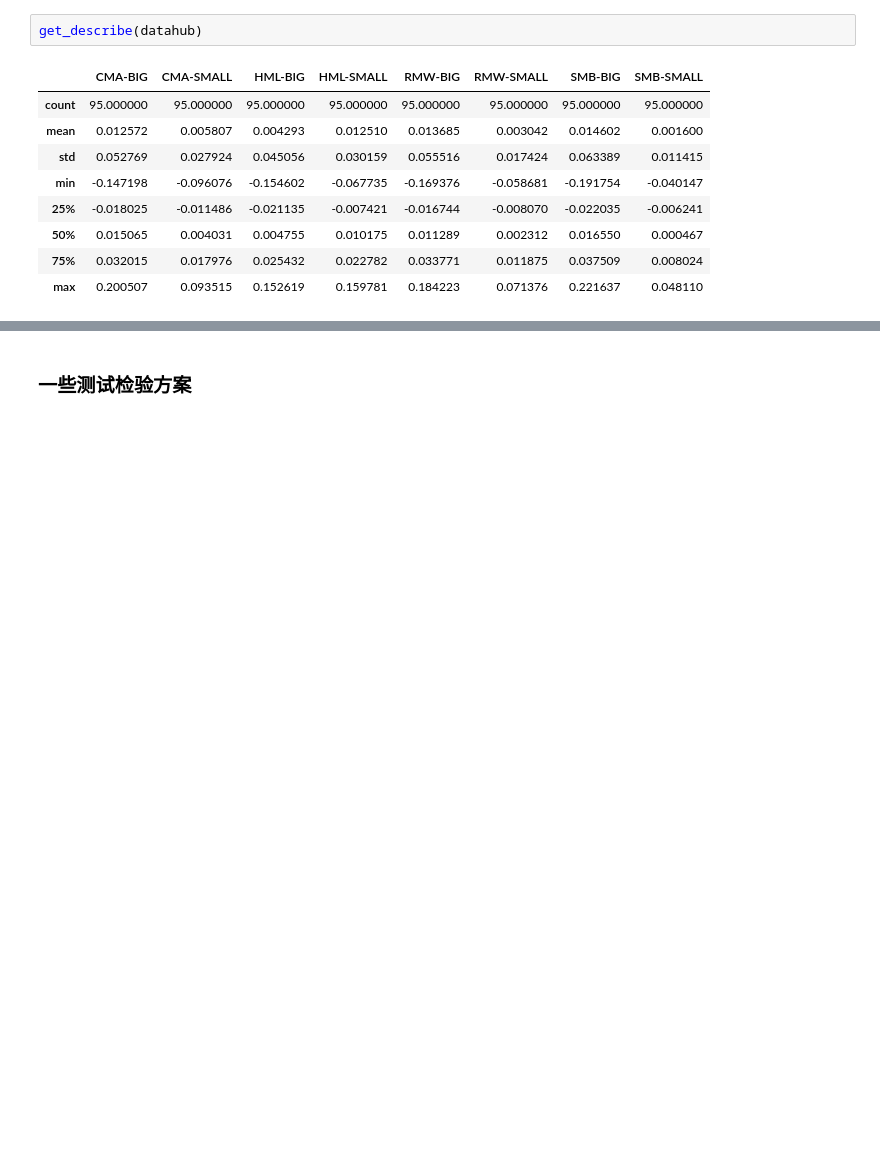
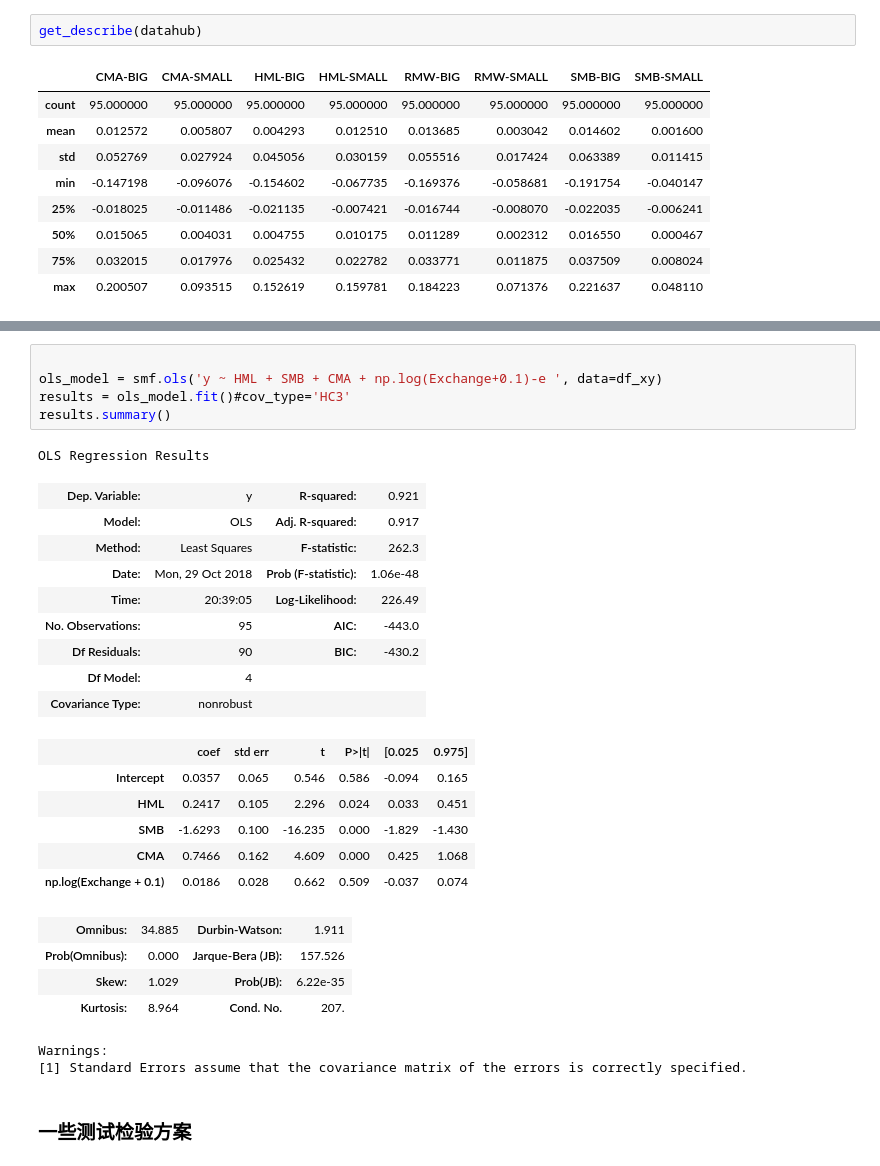
Before and after one commit to brainee/fama, a Jupyter notebook: fama5/zy-fama-frech-4-generial.ipynb, the cells around one changed output, grey strips where cells are left out. Drawn from its saved outputs; the diff is of its cells as text; blank space fills up the shorter version.

```diff
--- a/fama5/zy-fama-frech-4-generial.ipynb
+++ b/fama5/zy-fama-frech-4-generial.ipynb
@@ -1612,3 +1606,31 @@ Warnings:
+# %%
+
+ols_model = smf.ols('y ~ HML + SMB + CMA + np.log(Exchange+0.1)-e ', data=df_xy)
+results = ols_model.fit()#cov_type='HC3'
+results.summary()
+# %% [output]
+OLS Regression Results
+| Dep. Variable: | y | R-squared: | 0.921 |
+| Model: | OLS | Adj. R-squared: | 0.917 |
+| Method: | Least Squares | F-statistic: | 262.3 |
+| Date: | Mon, 29 Oct 2018 | Prob (F-statistic): | 1.06e-48 |
+| Time: | 20:39:05 | Log-Likelihood: | 226.49 |
+| No. Observations: | 95 | AIC: | -443.0 |
+| Df Residuals: | 90 | BIC: | -430.2 |
+| Df Model: | 4 |  |  |
+| Covariance Type: | nonrobust |  |  |
+|  | coef | std err | t | P>|t| | [0.025 | 0.975] |
+| Intercept | 0.0357 | 0.065 | 0.546 | 0.586 | -0.094 | 0.165 |
+| HML | 0.2417 | 0.105 | 2.296 | 0.024 | 0.033 | 0.451 |
+| SMB | -1.6293 | 0.100 | -16.235 | 0.000 | -1.829 | -1.430 |
+| CMA | 0.7466 | 0.162 | 4.609 | 0.000 | 0.425 | 1.068 |
+| np.log(Exchange + 0.1) | 0.0186 | 0.028 | 0.662 | 0.509 | -0.037 | 0.074 |
+| Omnibus: | 34.885 | Durbin-Watson: | 1.911 |
+| Prob(Omnibus): | 0.000 | Jarque-Bera (JB): | 157.526 |
+| Skew: | 1.029 | Prob(JB): | 6.22e-35 |
+| Kurtosis: | 8.964 | Cond. No. | 207. |
+Warnings:
+[1] Standard Errors assume that the covariance matrix of the errors is correctly specified.
 # %% [markdown]
 ### 一些测试检验方案
 # %%
```
Also changed, not shown: parts of 25 cells of this notebook.
